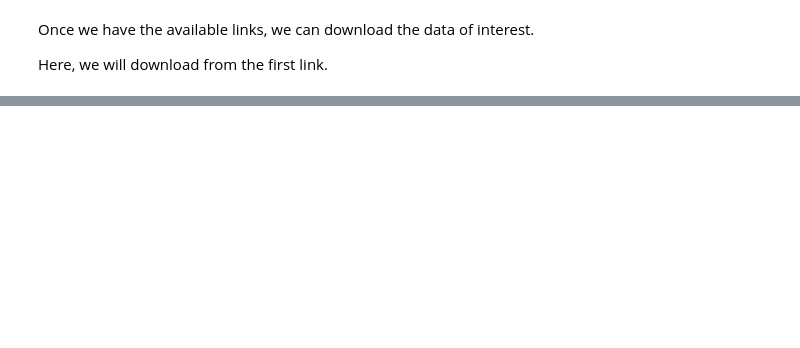
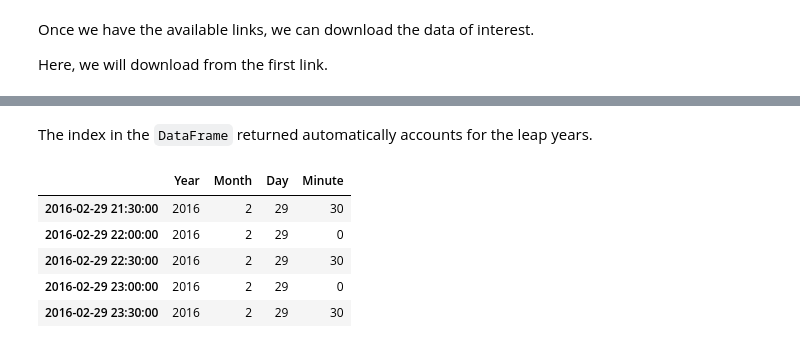
Before and after one commit to SarthakJariwala/nrel_dev_api, a Jupyter notebook: 04_solar.nsrdb.ipynb, the cells around one changed output, grey strips where cells are left out. Saved outputs shown, nothing was run; the diff lists cells and outputs as text; code cells hidden in the pictures; blank space fills up the shorter version.

```diff
--- a/04_solar.nsrdb.ipynb
+++ b/04_solar.nsrdb.ipynb
@@ -277,0 +300,12 @@ df.head()
+# %% [markdown]
+The index in the `DataFrame` returned automatically accounts for the leap years.
+# %%
+feb = df.loc["2016-02"][["Year", "Month", "Day", "Minute"]]
+feb.tail()
+# %% [output]
+|  | Year | Month | Day | Minute |
+| 2016-02-29 21:30:00 | 2016 | 2 | 29 | 30 |
+| 2016-02-29 22:00:00 | 2016 | 2 | 29 | 0 |
+| 2016-02-29 22:30:00 | 2016 | 2 | 29 | 30 |
+| 2016-02-29 23:00:00 | 2016 | 2 | 29 | 0 |
+| 2016-02-29 23:30:00 | 2016 | 2 | 29 | 30 |
```
Also changed, not shown: parts of 4 cells of this notebook, 3 other files.
